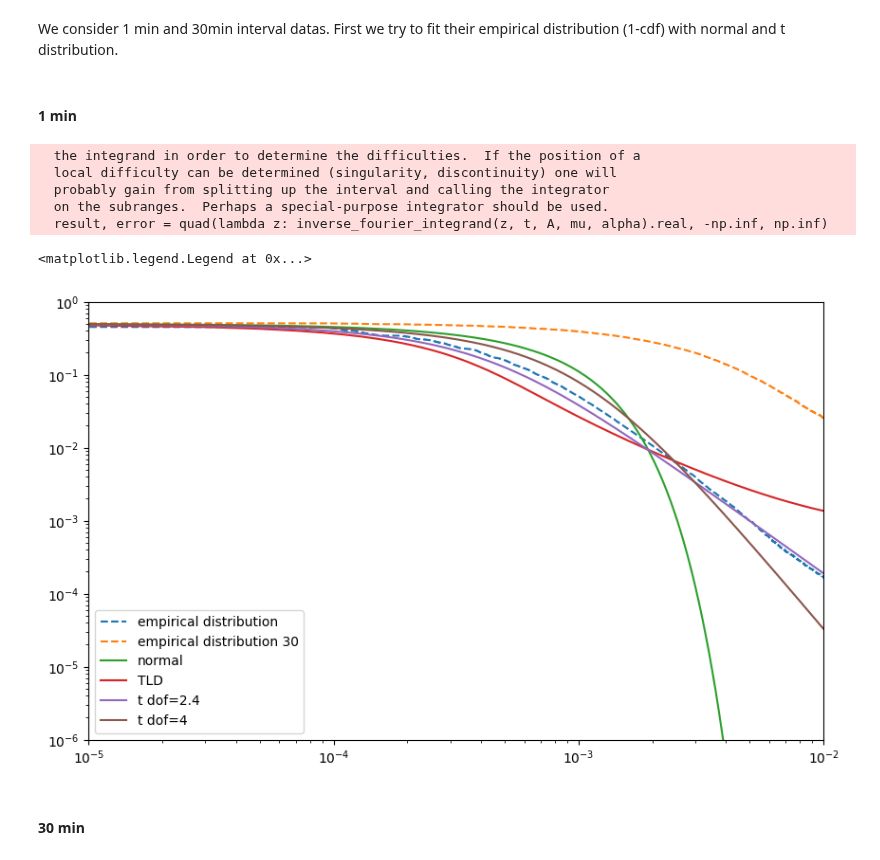
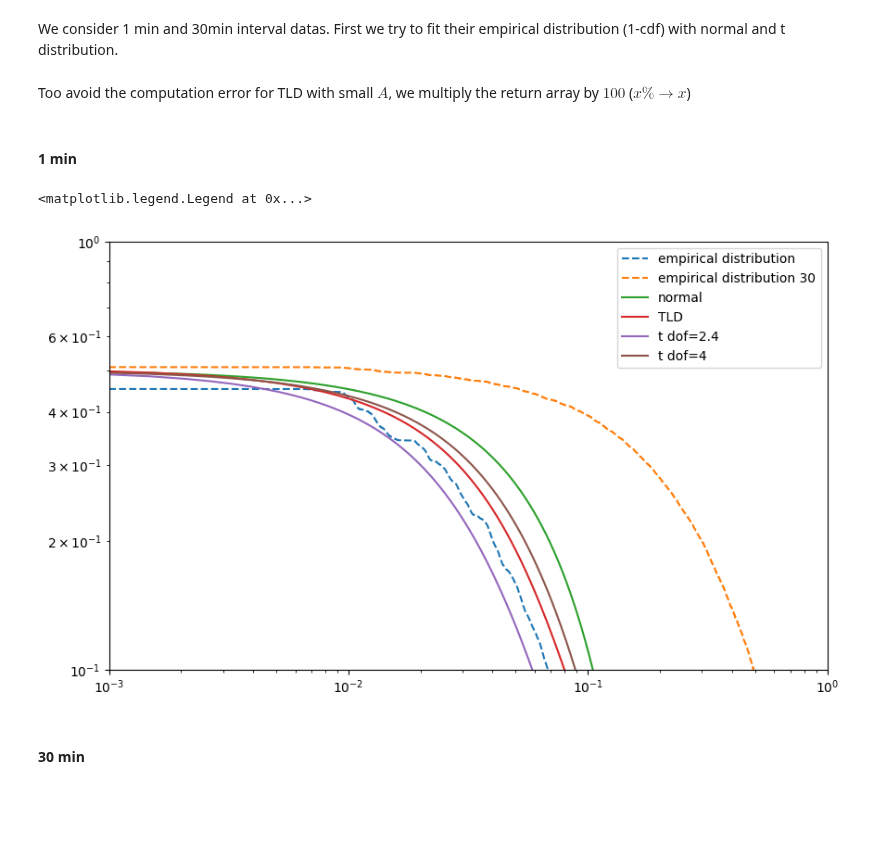
Before and after one commit to std92050/AMM, a Jupyter notebook: Examples and tools/XRP price stats exercise.ipynb, the cells around one changed output. Saved outputs shown, nothing was run; the diff lists cells and outputs as text; code cells hidden in the pictures; blank space fills up the shorter version.

```diff
--- a/Examples and tools/XRP price stats exercise.ipynb
+++ b/Examples and tools/XRP price stats exercise.ipynb
@@ -103,36 +138,34 @@ def cdf(x_array,pdf_array):
         S+=pdf_array[i]*d
         cdf_array[i]=S
     return cdf_array
+# %% [markdown]
+Too avoid the computation error for TLD with small $A$, we multiply the return array by $100$ ($x \% \to x$)
 # %% [markdown]
 #### 1 min
-# %%
-sigma=np.std(r_array)
-mu = np.mean(r_array)
-x_array = np.linspace(-0.01,0.01,1000)
-TLD = TLD_pdf(x_array, A=sigma/5, mu=1.5, alpha=1)
-TLD_cdf = cdf(x_array,TLD)
-
-plt.figure(figsize=(10,6))
-plt.xscale('log')
-plt.yscale('log')
-plt.xlim(10**(-5),0.01)
-plt.ylim(10**(-6),1)
-plt.ecdf(r_array,complementary=True,ls='--',label='empirical distribution')
-plt.ecdf(r_array30,complementary=True,ls='--',label='empirical distribution 30')
-plt.plot(x_array,1-sci.stats.norm.cdf(x_array,mu,sigma),label='normal')
-
-plt.plot(x_array,1-TLD_cdf,label='TLD')
-plt.plot(x_array,1-sci.stats.t.cdf(x_array, 2.4, 0,sigma*np.sqrt( (2.4-2)/2.4 )),label='t dof=2.4')
-plt.plot(x_array,1-sci.stats.t.cdf(x_array, 4, 0,sigma*np.sqrt( (4-2)/4 )),label='t dof=4')
-plt.legend()
-# %% [output]
-  the integrand in order to determine the difficulties.  If the position of a
-  local difficulty can be determined (singularity, discontinuity) one will
-  probably gain from splitting up the interval and calling the integrator
-  on the subranges.  Perhaps a special-purpose integrator should be used.
-  result, error = quad(lambda z: inverse_fourier_integrand(z, t, A, mu, alpha).real, -np.inf, np.inf)
-<matplotlib.legend.Legend at 0x...>
-[figure, removed]
+# %%
+sigma=np.std(100*r_array)
+mu = np.mean(100*r_array)
+
+x_array = np.linspace(-0.3,0.3,1000)
+TLD = TLD_pdf(x_array, A=sigma/4, mu=1.5, alpha=1)
+TLD_cdf = cdf(x_array,TLD)
+
+plt.figure(figsize=(10,6))
+plt.xscale('log')
+plt.yscale('log')
+plt.xlim(10**(-3),1)
+plt.ylim(10**(-1),1)
+plt.ecdf(100*r_array,complementary=True,ls='--',label='empirical distribution')
+plt.ecdf(100*r_array30,complementary=True,ls='--',label='empirical distribution 30')
+plt.plot(x_array,1-sci.stats.norm.cdf(x_array,mu,sigma),label='normal')
+
+plt.plot(x_array,1-TLD_cdf,label='TLD')
+plt.plot(x_array,1-sci.stats.t.cdf(x_array, 2.4, 0,sigma*np.sqrt( (2.4-2)/2.4 )),label='t dof=2.4')
+plt.plot(x_array,1-sci.stats.t.cdf(x_array, 4, 0,sigma*np.sqrt( (4-2)/4 )),label='t dof=4')
+plt.legend()
+# %% [output]
+<matplotlib.legend.Legend at 0x...>
+[figure, added]
 # %% [markdown]
 #### 30 min
 # %%
```
Also changed, not shown: parts of 11 cells of this notebook, 3 other files.
